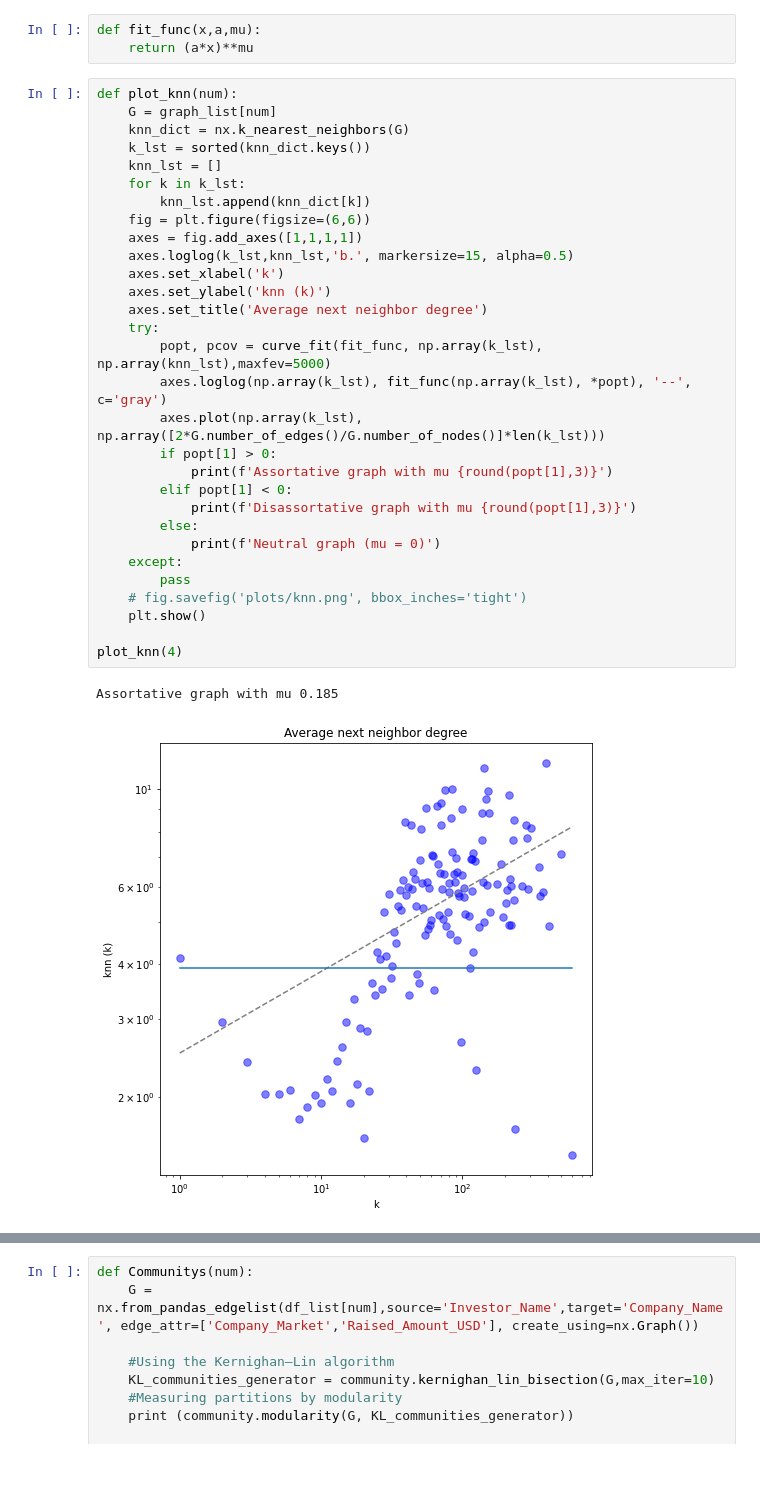
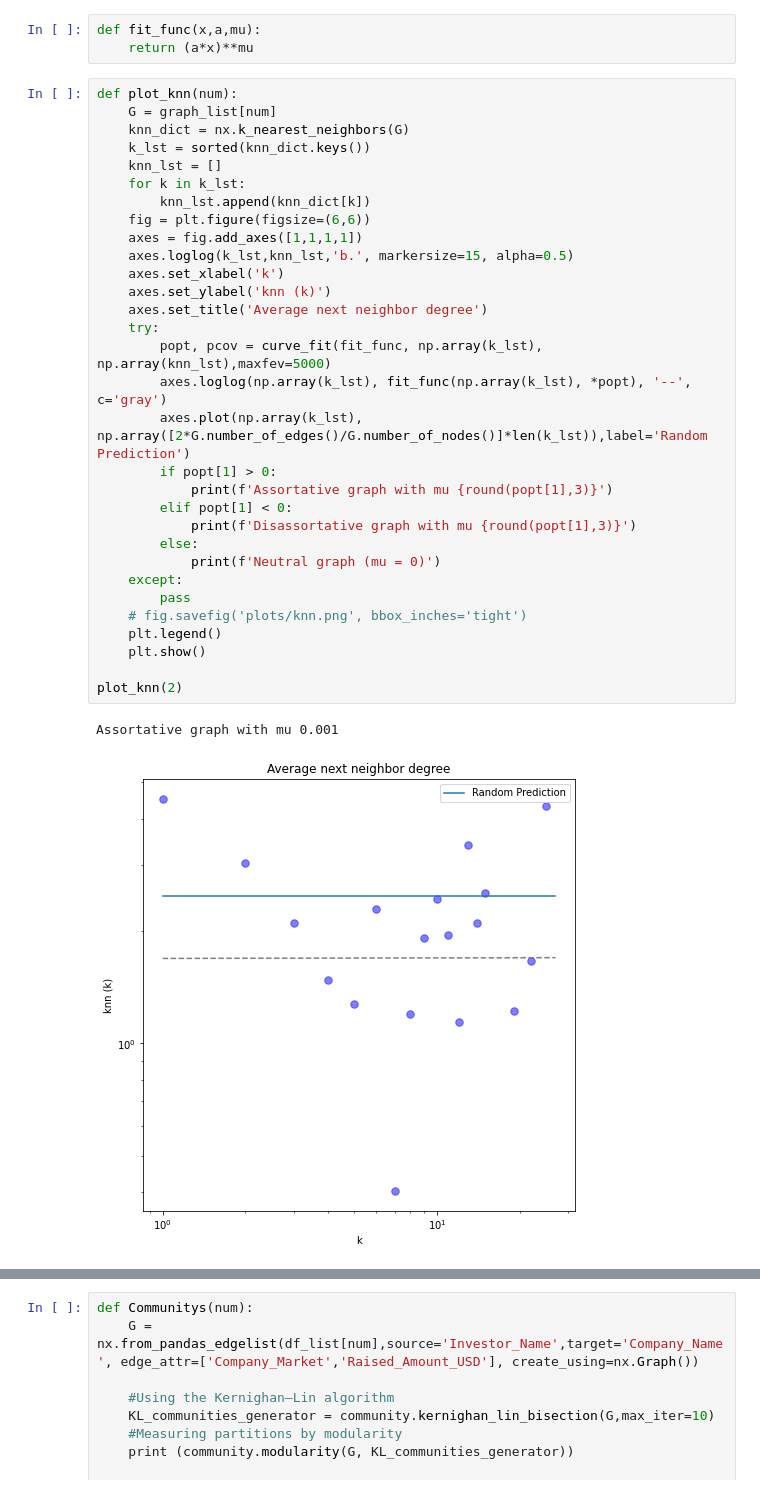
Before and after one commit to omeryefet/Complex_Networks, a Jupyter notebook: Project2022.ipynb, the cells around one changed output, grey strips where cells are left out. Cells and saved outputs as stored; diff of their text form.

```diff
--- a/Project2022.ipynb
+++ b/Project2022.ipynb
@@ -470,36 +472,37 @@ def fit_func(x,a,mu):
 # %%
 def plot_knn(num):
     G = graph_list[num]
     knn_dict = nx.k_nearest_neighbors(G)
     k_lst = sorted(knn_dict.keys())
     knn_lst = []
     for k in k_lst:
         knn_lst.append(knn_dict[k])
     fig = plt.figure(figsize=(6,6))
     axes = fig.add_axes([1,1,1,1])
     axes.loglog(k_lst,knn_lst,'b.', markersize=15, alpha=0.5)
     axes.set_xlabel('k')
     axes.set_ylabel('knn (k)')
     axes.set_title('Average next neighbor degree')
     try:
         popt, pcov = curve_fit(fit_func, np.array(k_lst), np.array(knn_lst),maxfev=5000)
         axes.loglog(np.array(k_lst), fit_func(np.array(k_lst), *popt), '--', c='gray')
-        axes.plot(np.array(k_lst), np.array([2*G.number_of_edges()/G.number_of_nodes()]*len(k_lst)))
+        axes.plot(np.array(k_lst), np.array([2*G.number_of_edges()/G.number_of_nodes()]*len(k_lst)),label='Random Prediction')
         if popt[1] > 0:
             print(f'Assortative graph with mu {round(popt[1],3)}')
         elif popt[1] < 0:
             print(f'Disassortative graph with mu {round(popt[1],3)}')
         else:
             print(f'Neutral graph (mu = 0)')
     except:
         pass
     # fig.savefig('plots/knn.png', bbox_inches='tight')
+    plt.legend()
     plt.show()
 
-plot_knn(4)
+plot_knn(2)
 # %% [output]
-Assortative graph with mu 0.185
+Assortative graph with mu 0.001
-[figure, old version]
+[figure, new version]
 # %%
 def plot_snn(num):
     G = graph_list[num]
```
Also changed, not shown: parts of 10 cells of this notebook.
